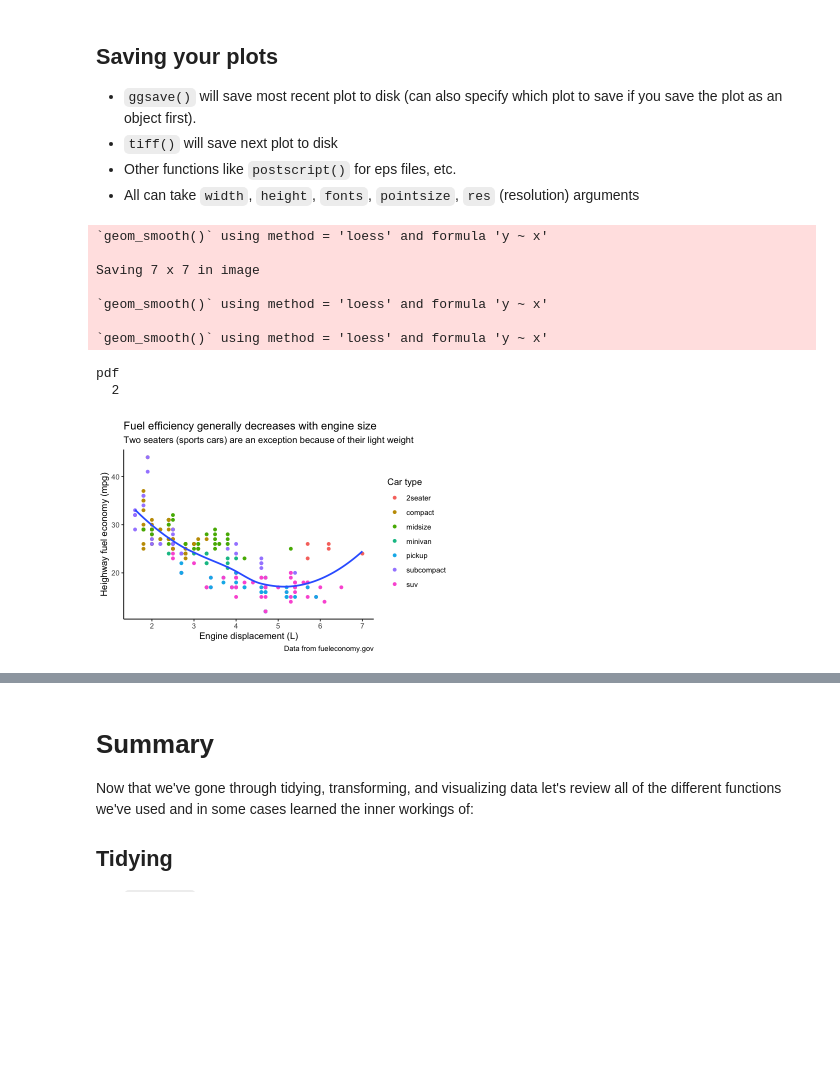
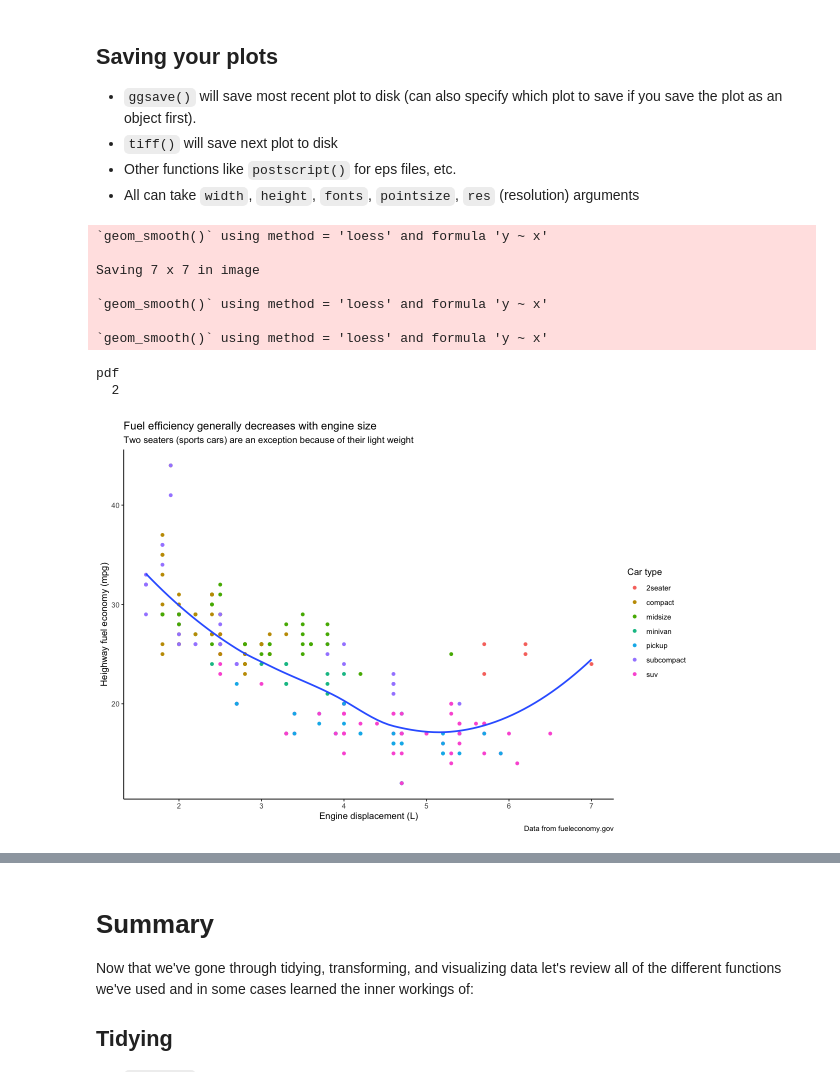
Before and after one commit to compbiocore/ccv_bootcamp_R, a Jupyter notebook: R_ggplot2.ipynb, the cells around one changed output, grey strips where cells are left out. Drawn from its saved outputs; the diff is of its cells as text; code cells hidden in the pictures; blank space fills up the shorter version.

```diff
--- a/R_ggplot2.ipynb
+++ b/R_ggplot2.ipynb
@@ -811,30 +813,30 @@ grid.arrange(base,p1,p2,p3,p4,p5,p6,p7,nrow=4)
 # %%
 p1 <- ggplot(mpg, aes(displ, hwy)) +
   geom_point(aes(color = class)) +
   geom_smooth(se = FALSE) +
   labs(x="Engine displacement (L)",y="Heighway fuel economy (mpg)",
     title = "Fuel efficiency generally decreases with engine size",
     caption = "Data from fueleconomy.gov",
     subtitle = "Two seaters (sports cars) are an exception because of their light weight",
     colour = "Car type"
-  ) + x_scale + y_scale + theme_classic()
+  ) + theme_classic()
 p1
 ggsave("my_plot.pdf")
 
 tiff("my_plot.tiff",width=7,height=5,units="in",pointsize=8,res=350)
 p1
 dev.off()
 # %% [output]
 `geom_smooth()` using method = 'loess' and formula 'y ~ x'
 
 Saving 7 x 7 in image
 
 `geom_smooth()` using method = 'loess' and formula 'y ~ x'
 
 `geom_smooth()` using method = 'loess' and formula 'y ~ x'
 pdf
   2
-[figure, old version]
+[figure, new version]
 # %% [markdown]
 # Some other useful visualization packages
 
```
Also changed, not shown: parts of 13 cells of this notebook, 42 other files.
